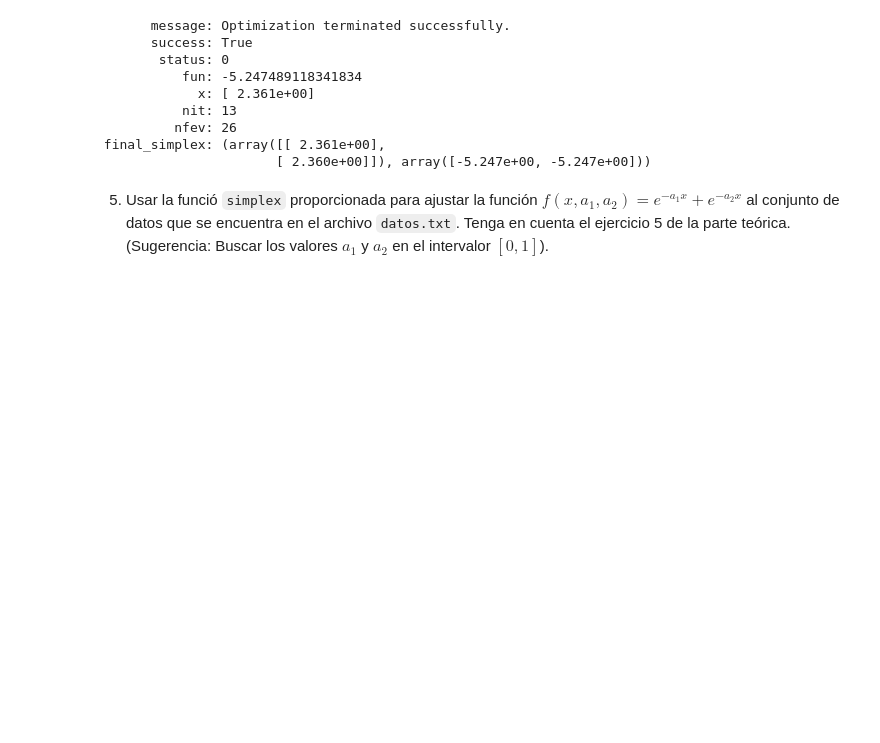
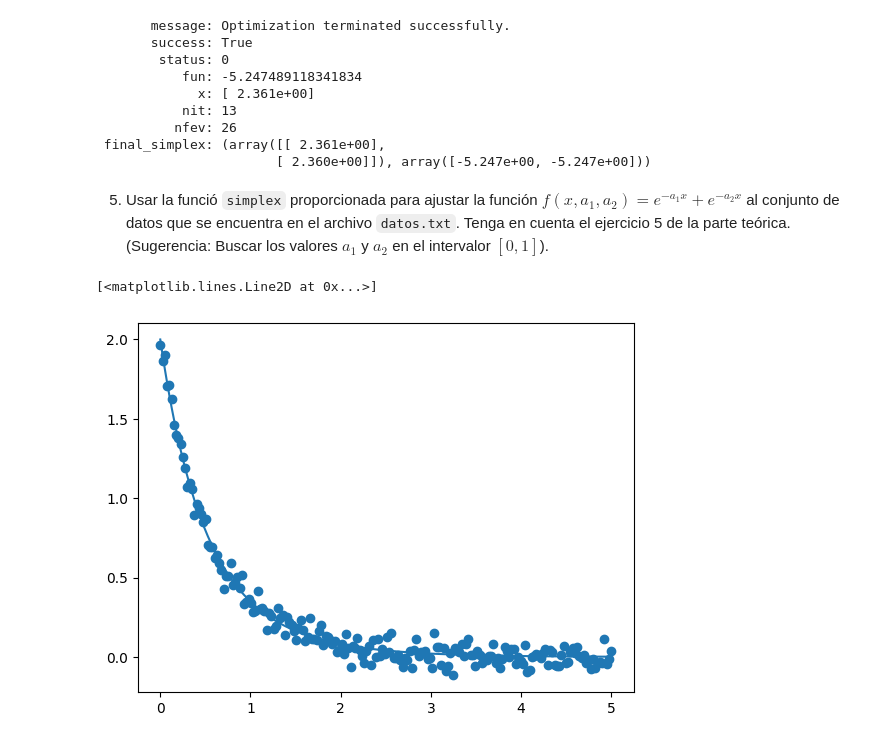
Before and after one commit to fernandezfran/metcomp, a Jupyter notebook: guias/guia1-resuelta.ipynb, the cells around one changed output. Saved outputs shown, nothing was run; the diff lists cells and outputs as text; code cells hidden in the pictures; blank space fills up the shorter version.

```diff
--- a/guias/guia1-resuelta.ipynb
+++ b/guias/guia1-resuelta.ipynb
@@ -164,3 +164,31 @@ minimize(func, 2.0, method="Nelder-Mead")
                        [ 2.360e+00]]), array([-5.247e+00, -5.247e+00]))
 # %% [markdown]
 5. Usar la funció `simplex` proporcionada para ajustar la función $f(x, a_1, a_2) = e^{-a_1 x} + e^{-a_2 x}$ al conjunto de datos que se encuentra en el archivo `datos.txt`. Tenga en cuenta el ejercicio 5 de la parte teórica. (Sugerencia: Buscar los valores $a_1$ y $a_2$ en el intervalor $[0,1]$).
+# %%
+import matplotlib.pyplot as plt
+import numpy as np
+from scipy.optimize import minimize
+
+x, y = [], []
+f = open("datos.txt", "r")
+
+while True:
+    l = f.readline()
+    if l == "":
+        break
+    x.append(l.split()[0])
+    y.append(l.split()[1])
+
+X = np.array(x, dtype=float)
+Y = np.array(y, dtype=float)
+
+def func(a):
+    return np.sum((Y - (np.exp(-a[0] * X) + np.exp(-a[1] * X)))**2)
+
+minimize(func, [1, 1], method="Nelder-Mead")
+
+plt.scatter(X, Y)
+plt.plot(X, np.exp(-2.589e0 * X) + np.exp(-1.294e0 * X))
+# %% [output]
+[<matplotlib.lines.Line2D at 0x...>]
+[figure, added]
```
